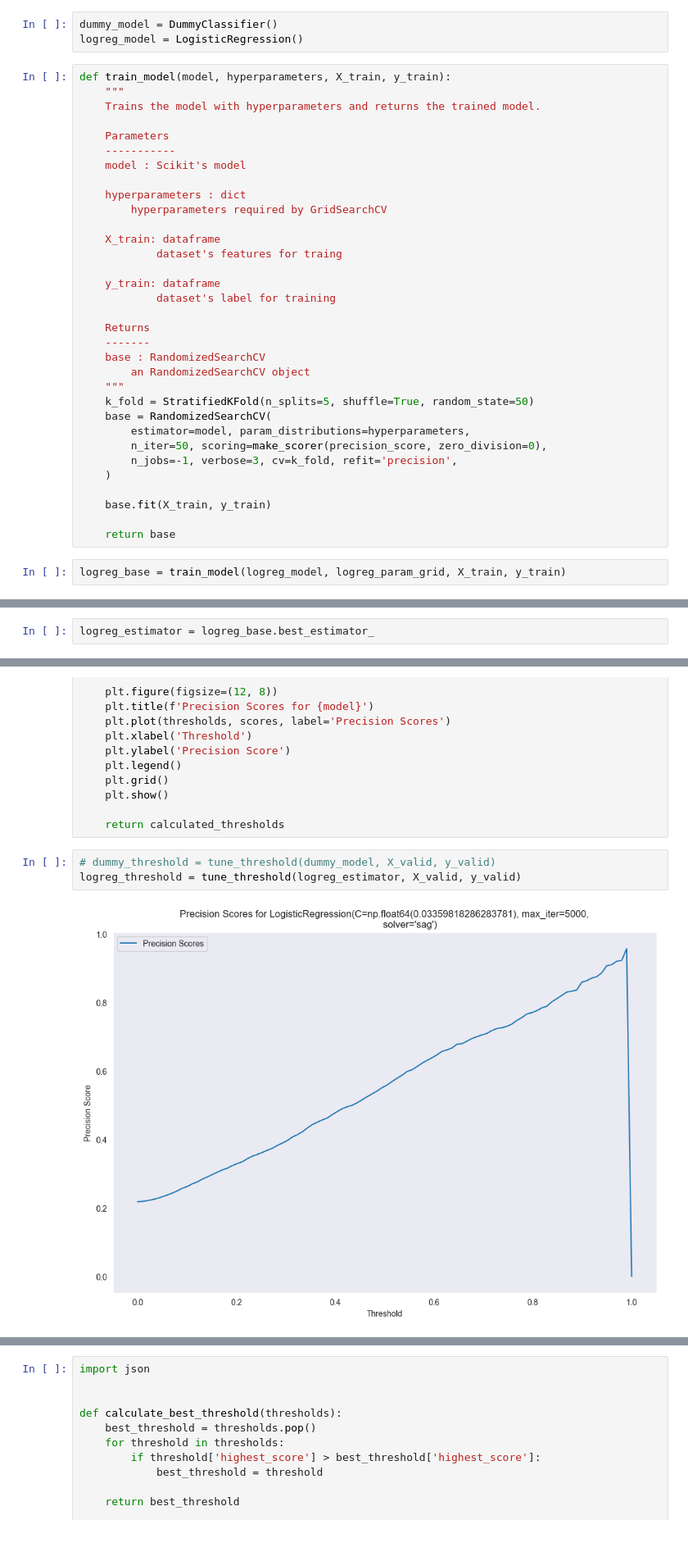
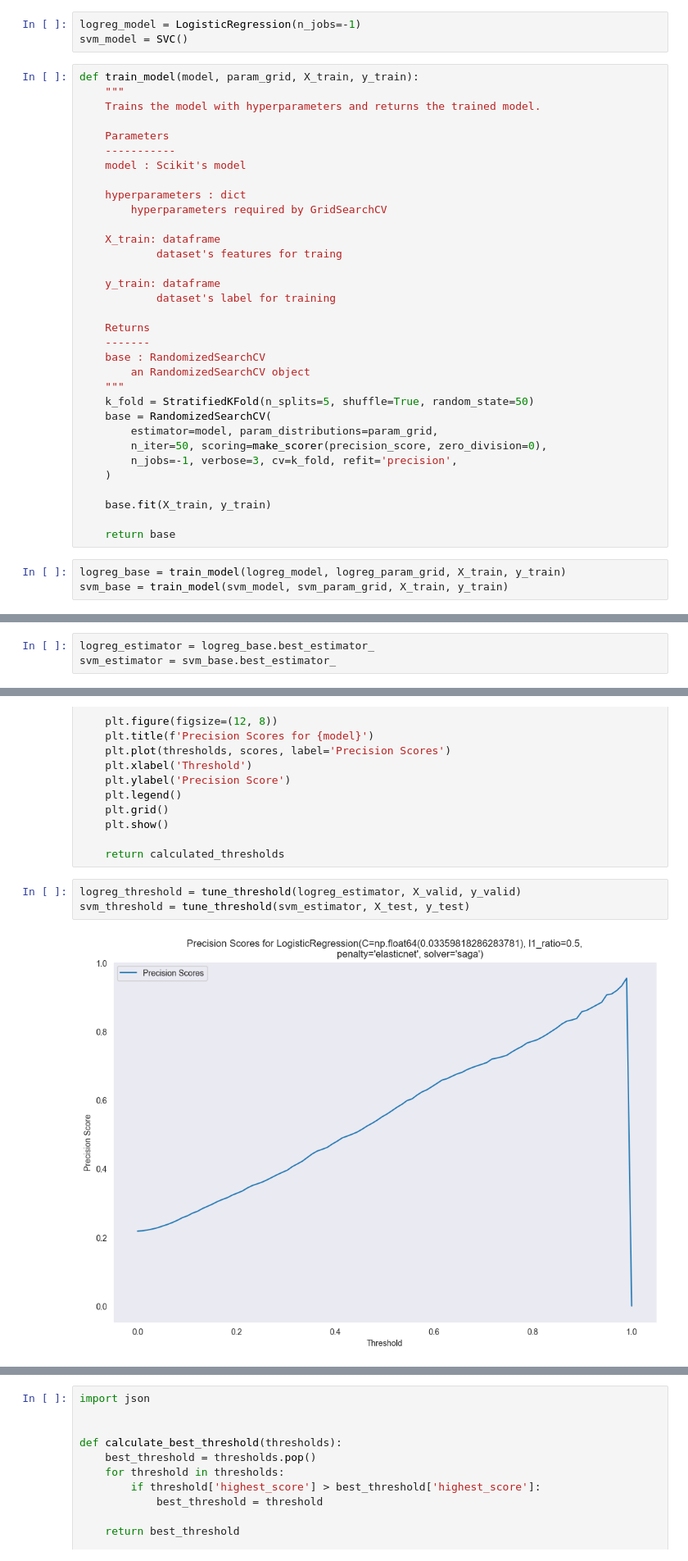
Before and after one commit to rudimuliawan/machine-learning-process, a Jupyter notebook: model_training_and_evaluation.ipynb, the cells around one changed output, grey strips where cells are left out. Shown at 82% size. Saved outputs shown, nothing was run; the diff lists cells and outputs as text.

```diff
--- a/model_training_and_evaluation.ipynb
+++ b/model_training_and_evaluation.ipynb
@@ -23,10 +30,10 @@ y_valid = deserialize_data("data/interim/y_valid.pkl")
 X_test = deserialize_data("data/processed/X_test_prep.pkl")
 y_test = deserialize_data("data/interim/y_test.pkl")
 # %%
-dummy_model = DummyClassifier()
-logreg_model = LogisticRegression()
+logreg_model = LogisticRegression(n_jobs=-1)
+svm_model = SVC()
 # %%
-def train_model(model, hyperparameters, X_train, y_train):
+def train_model(model, param_grid, X_train, y_train):
     """
     Trains the model with hyperparameters and returns the trained model.
 
@@ -50,7 +57,7 @@ def train_model(model, hyperparameters, X_train, y_train):
     """
     k_fold = StratifiedKFold(n_splits=5, shuffle=True, random_state=50)
     base = RandomizedSearchCV(
-        estimator=model, param_distributions=hyperparameters,
+        estimator=model, param_distributions=param_grid,
         n_iter=50, scoring=make_scorer(precision_score, zero_division=0),
         n_jobs=-1, verbose=3, cv=k_fold, refit='precision',
     )
@@ -60,4 +67,5 @@ def train_model(model, hyperparameters, X_train, y_train):
     return base
 # %%
 logreg_base = train_model(logreg_model, logreg_param_grid, X_train, y_train)
+svm_base = train_model(svm_model, svm_param_grid, X_train, y_train)
 # %% [output]
@@ -88,5 +96,6 @@ serialize_data(logreg_base, "models/logreg_base.pkl")
 # %%
 logreg_estimator = logreg_base.best_estimator_
+svm_estimator = svm_base.best_estimator_
 # %%
 import numpy as np
 from matplotlib import pyplot as plt
@@ -126,8 +135,8 @@ def tune_threshold(model, x_data, y_data):
 
     return calculated_thresholds
 # %%
-# dummy_threshold = tune_threshold(dummy_model, X_valid, y_valid)
 logreg_threshold = tune_threshold(logreg_estimator, X_valid, y_valid)
+svm_threshold = tune_threshold(svm_estimator, X_test, y_test)
 # %% [output]
-[figure, old version]
+[figure, new version]
 # %%
```
Also changed, not shown: parts of 6 cells of this notebook, 2 other files.
